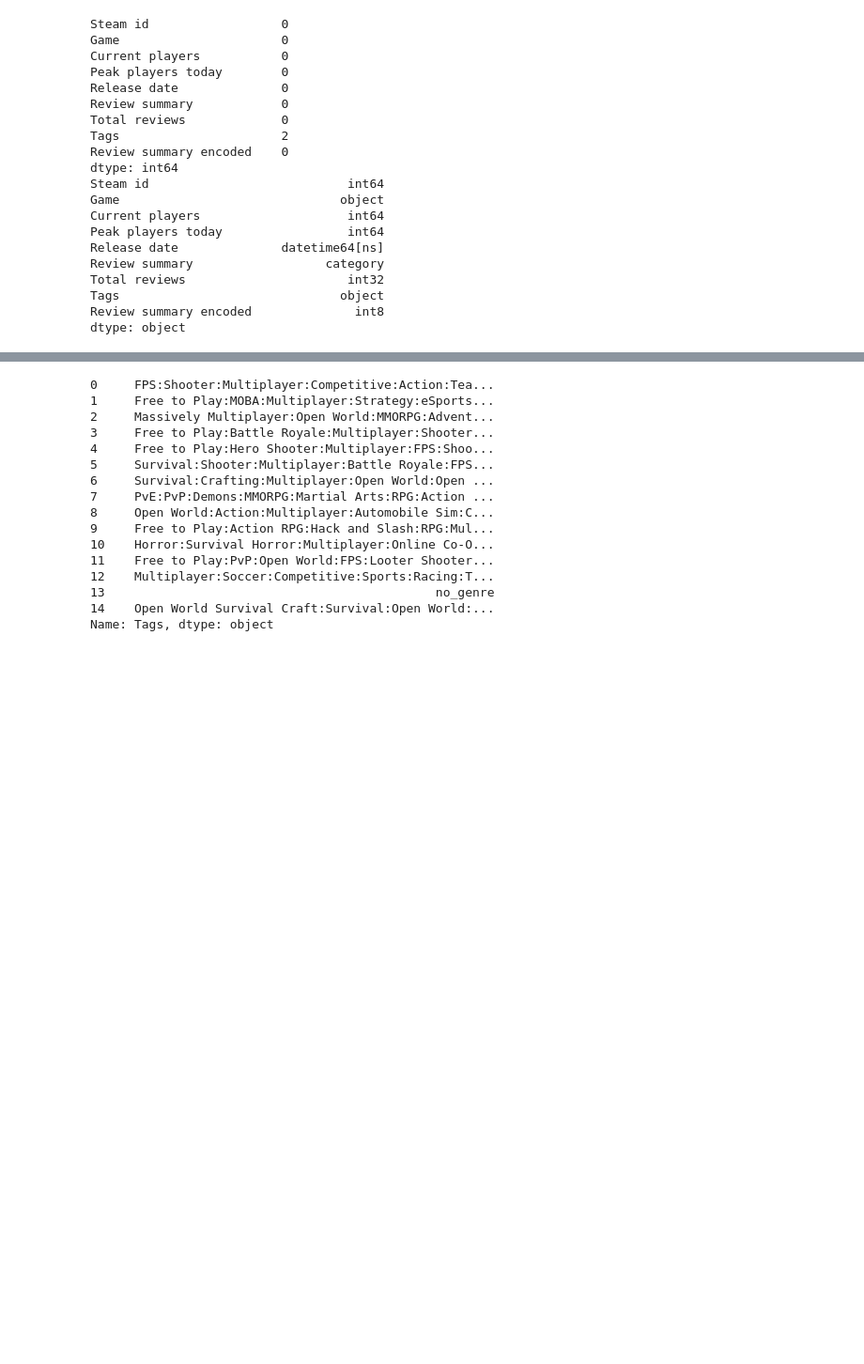
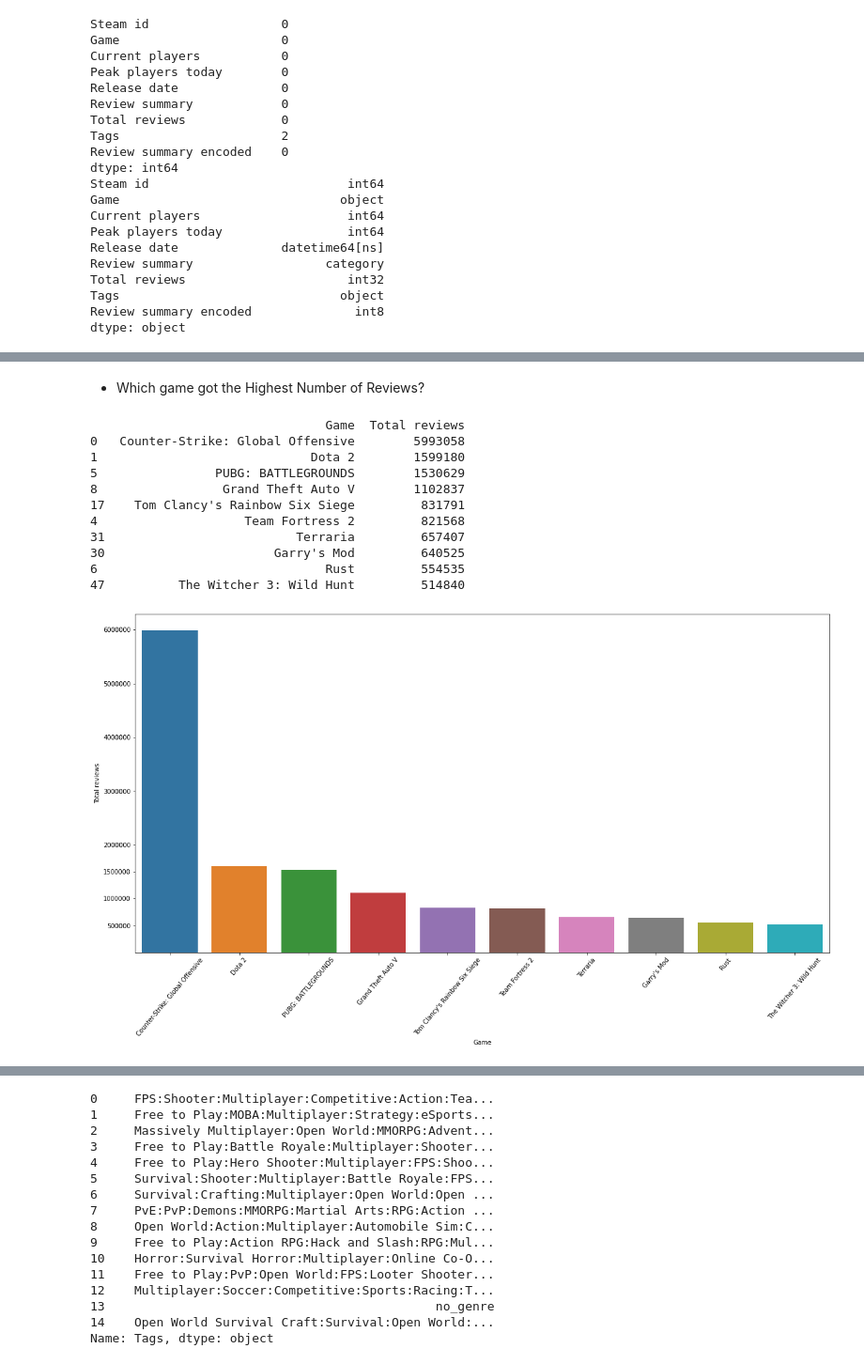
Before and after one commit to viz-graffito/Steam_Nov_Dataset_EDA, a Jupyter notebook: main.ipynb, the cells around one changed output, grey strips where cells are left out. Shown: that part at 94% size. Saved outputs shown, nothing was run; the diff lists cells and outputs as text; code cells hidden in the pictures; blank space fills up the shorter version.

```diff
--- a/main.ipynb
+++ b/main.ipynb
@@ -181,0 +271,26 @@ display(steam.head())
+# %% [markdown]
+- Which game got the Highest Number of Reviews?<a class="anchor" id="high"></a>
+# %%
+top1 = steam.sort_values('Total reviews', ascending= False).head(10)
+print(top1[['Game','Total reviews']])
+
+plt.figure(figsize= (20,10))
+ax = plt.subplot(1,1,1)
+ax = sns.barplot(x = top1.Game, y = top1['Total reviews'])
+ax.set_yticks([500000,1000000,1500000,2000000,3000000,4000000,5000000,6000000])
+ax.set_yticklabels([500000,1000000,1500000,2000000,3000000,4000000,5000000,6000000])
+plt.xticks(rotation= 50)
+plt.show()
+# %% [output]
+                                Game  Total reviews
+0   Counter-Strike: Global Offensive        5993058
+1                             Dota 2        1599180
+5                PUBG: BATTLEGROUNDS        1530629
+8                 Grand Theft Auto V        1102837
+17    Tom Clancy's Rainbow Six Siege         831791
+4                    Team Fortress 2         821568
+31                          Terraria         657407
+30                       Garry's Mod         640525
+6                               Rust         554535
+47          The Witcher 3: Wild Hunt         514840
+[figure, added]
```
Also changed, not shown: parts of 35 cells of this notebook.
